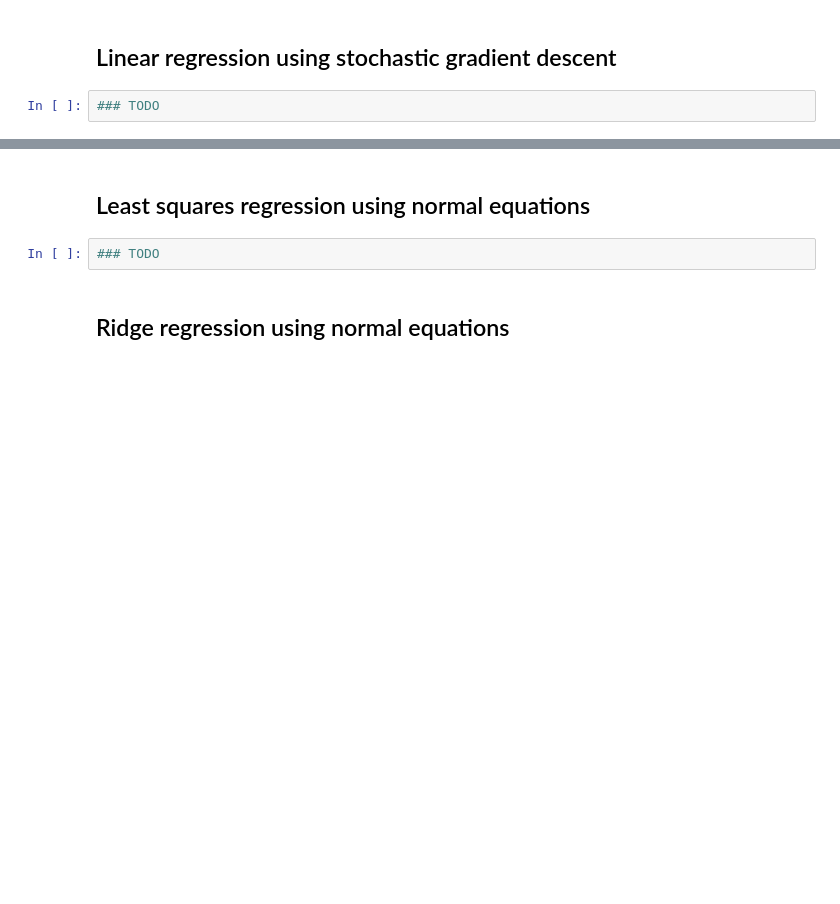
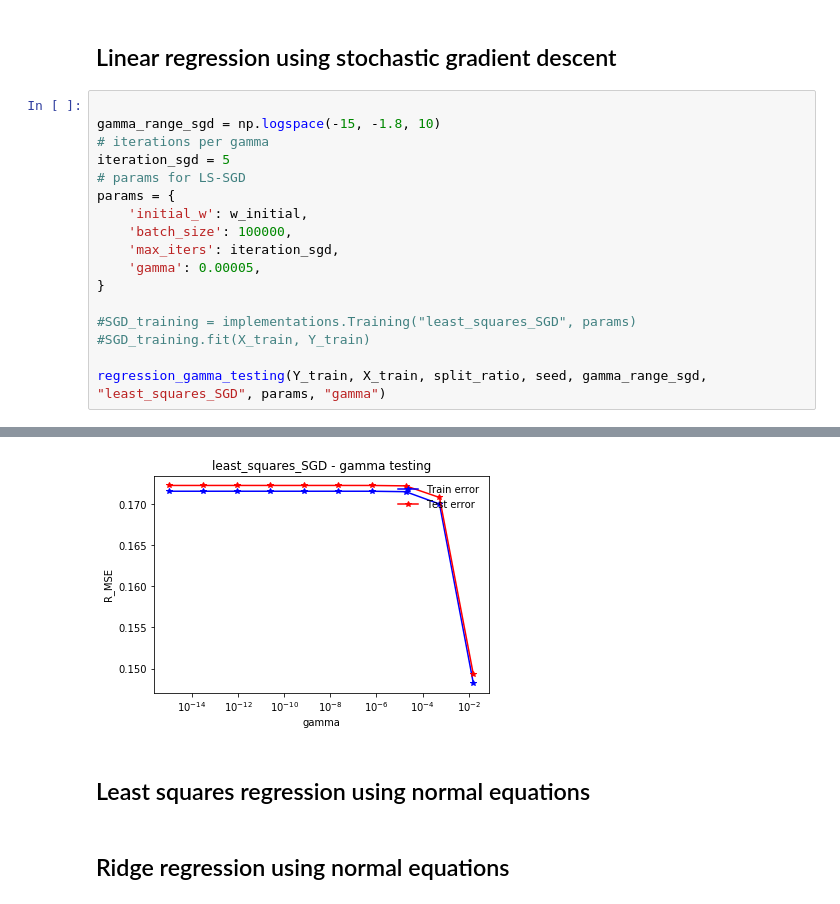
Before and after one commit to lostinstaches/HiggsBosonChallengeCERN, a Jupyter notebook: book.ipynb, the cells around one changed output, grey strips where cells are left out. Cells and saved outputs as stored; diff of their text form; blank space fills up the shorter version.

```diff
--- a/book.ipynb
+++ b/book.ipynb
@@ -123,4 +173,20 @@ w_initial = np.zeros((_features), dtype=int)
 # %% [markdown]
 ## Linear regression using stochastic gradient descent
-# %%
-### TODO
+# %%
+
+gamma_range_sgd = np.logspace(-15, -1.8, 10)
+# iterations per gamma
+iteration_sgd = 5
+# params for LS-SGD
+params = {
+    'initial_w': w_initial,
+    'batch_size': 100000,
+    'max_iters': iteration_sgd,
+    'gamma': 0.00005,
+}
+
+#SGD_training = implementations.Training("least_squares_SGD", params)
+#SGD_training.fit(X_train, Y_train)
+
+regression_gamma_testing(Y_train, X_train, split_ratio, seed, gamma_range_sgd, "least_squares_SGD", params, "gamma")
+# %% [output]
@@ -127,7 +210,6 @@ w_initial = np.zeros((_features), dtype=int)
+[figure, added]
 # %% [markdown]
 ## Least squares regression using normal equations
-# %%
-### TODO
 # %% [markdown]
 ## Ridge regression using normal equations
 # %% [markdown]
```
Also changed, not shown: parts of 16 cells of this notebook, 2 other files.
